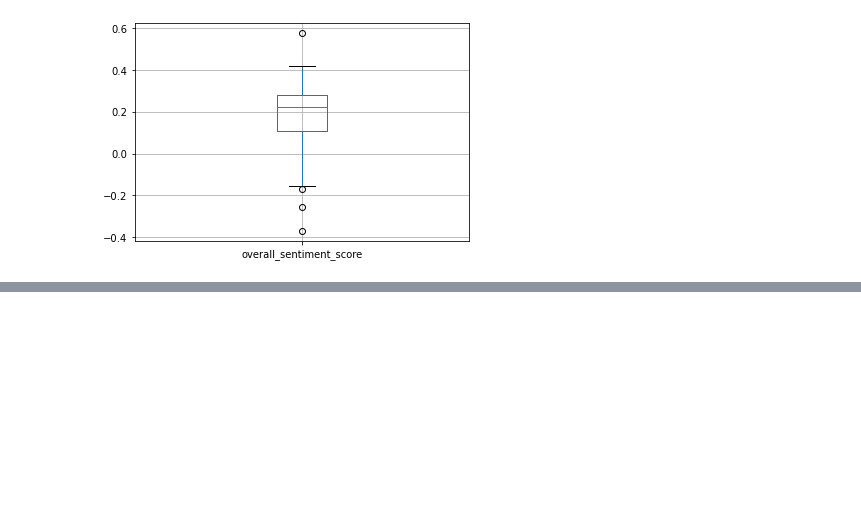
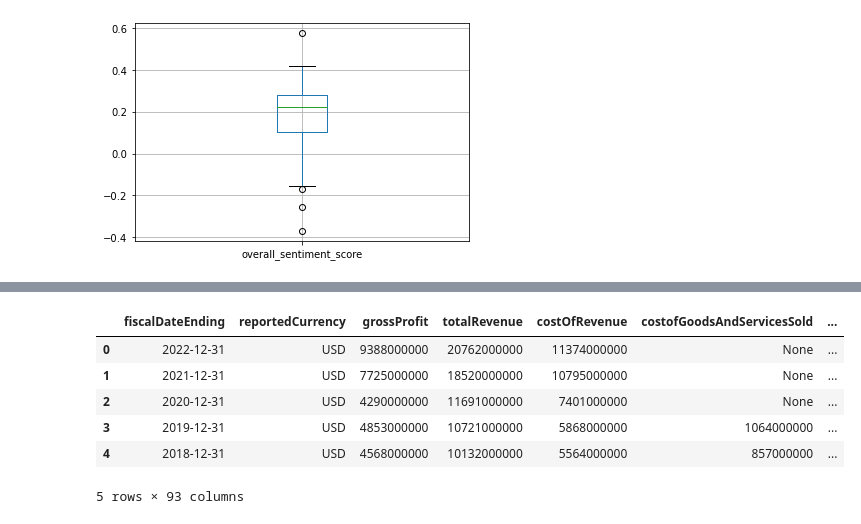
Before and after one commit to itsGarrin/Stock-Predictor-DS4400, a Jupyter notebook: src/stock_predictor.ipynb, the cells around one changed output, grey strips where cells are left out. Saved outputs shown, nothing was run; the diff lists cells and outputs as text; code cells hidden in the pictures; blank space fills up the shorter version.

```diff
--- a/src/stock_predictor.ipynb
+++ b/src/stock_predictor.ipynb
@@ -104,0 +139,11 @@ plt.show()
+# %%
+# Call the alpha vantage api to get the balance sheet data
+
+# Set the ticker
+ticker = "SCHW"
+
+# Call the balance sheet api
+balance_sheet = api_calls.call_balance_sheet(ticker)
+
+# Display sample data
+pd.DataFrame(balance_sheet['annualReports'])
@@ -104,0 +158,11 @@ plt.show()
+# %%
+# Call the alpha vantage api to get the cash flow data
+
+# Set the ticker
+ticker = "SCHW"
+
+# Call the cash flow api
+cash_flow = api_calls.call_cash_flow(ticker)
+
+# Display sample data
+pd.DataFrame(cash_flow['annualReports'])
@@ -104,0 +202,19 @@ plt.show()
+# %%
+# Combine the income statement, balance sheet, and cash flow data into a single DataFrame
+
+# Create a list of the dataframes
+dataframes = [pd.DataFrame(income_statement['annualReports']), pd.DataFrame(balance_sheet['annualReports']), pd.DataFrame(cash_flow['annualReports'])]
+
+# Concatenate the dataframes
+combined_df = pd.concat(dataframes, axis=1)
+
+# Display sample data
+combined_df
+# %% [output]
+|  | fiscalDateEnding | reportedCurrency | grossProfit | totalRevenue | costOfRevenue | costofGoodsAndServicesSold | ... |
+| 0 | 2022-12-31 | USD | 9388000000 | 20762000000 | 11374000000 | None | ... |
+| 1 | 2021-12-31 | USD | 7725000000 | 18520000000 | 10795000000 | None | ... |
+| 2 | 2020-12-31 | USD | 4290000000 | 11691000000 | 7401000000 | None | ... |
+| 3 | 2019-12-31 | USD | 4853000000 | 10721000000 | 5868000000 | 1064000000 | ... |
+| 4 | 2018-12-31 | USD | 4568000000 | 10132000000 | 5564000000 | 857000000 | ... |
+5 rows × 93 columns
```
Also changed, not shown: parts of 8 cells of this notebook, 1 other file.
